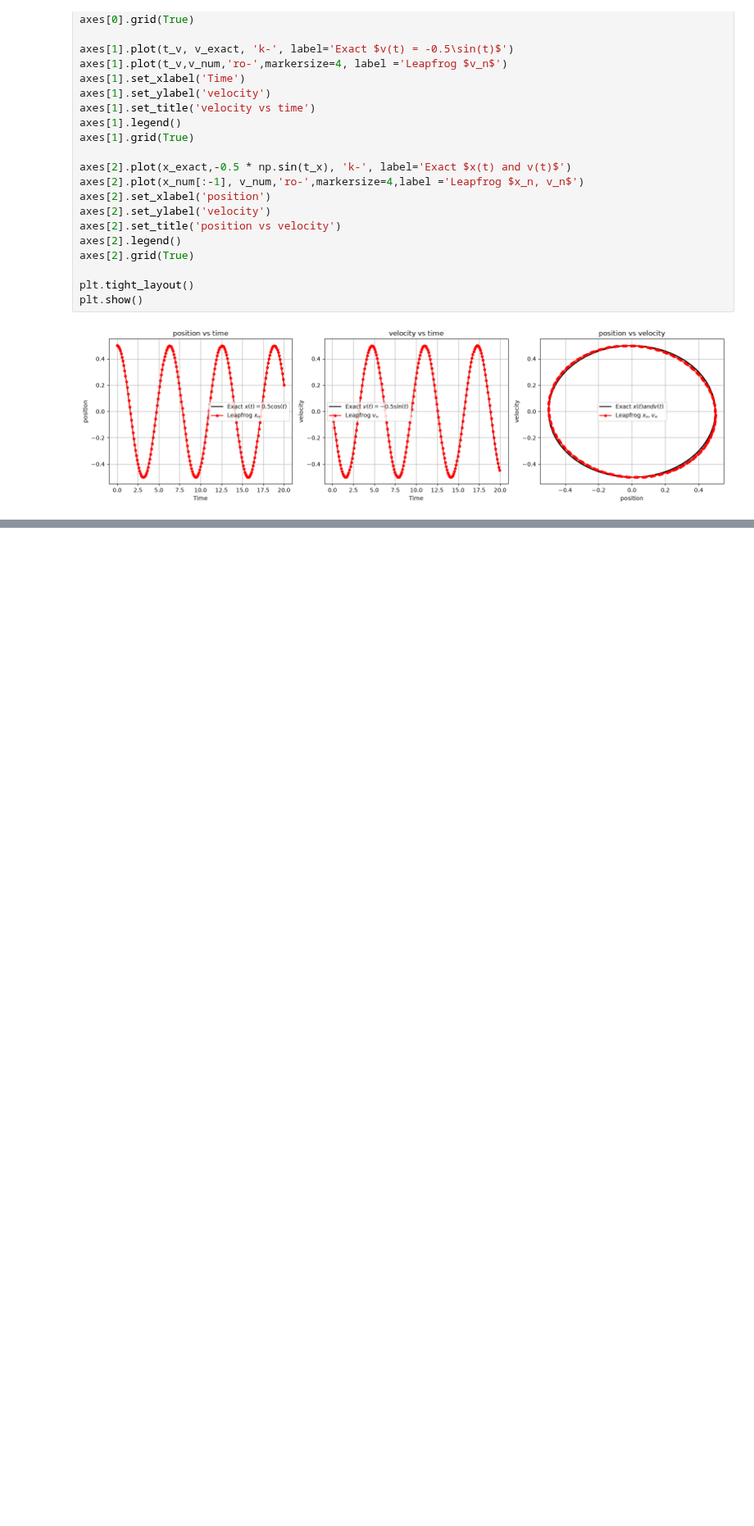
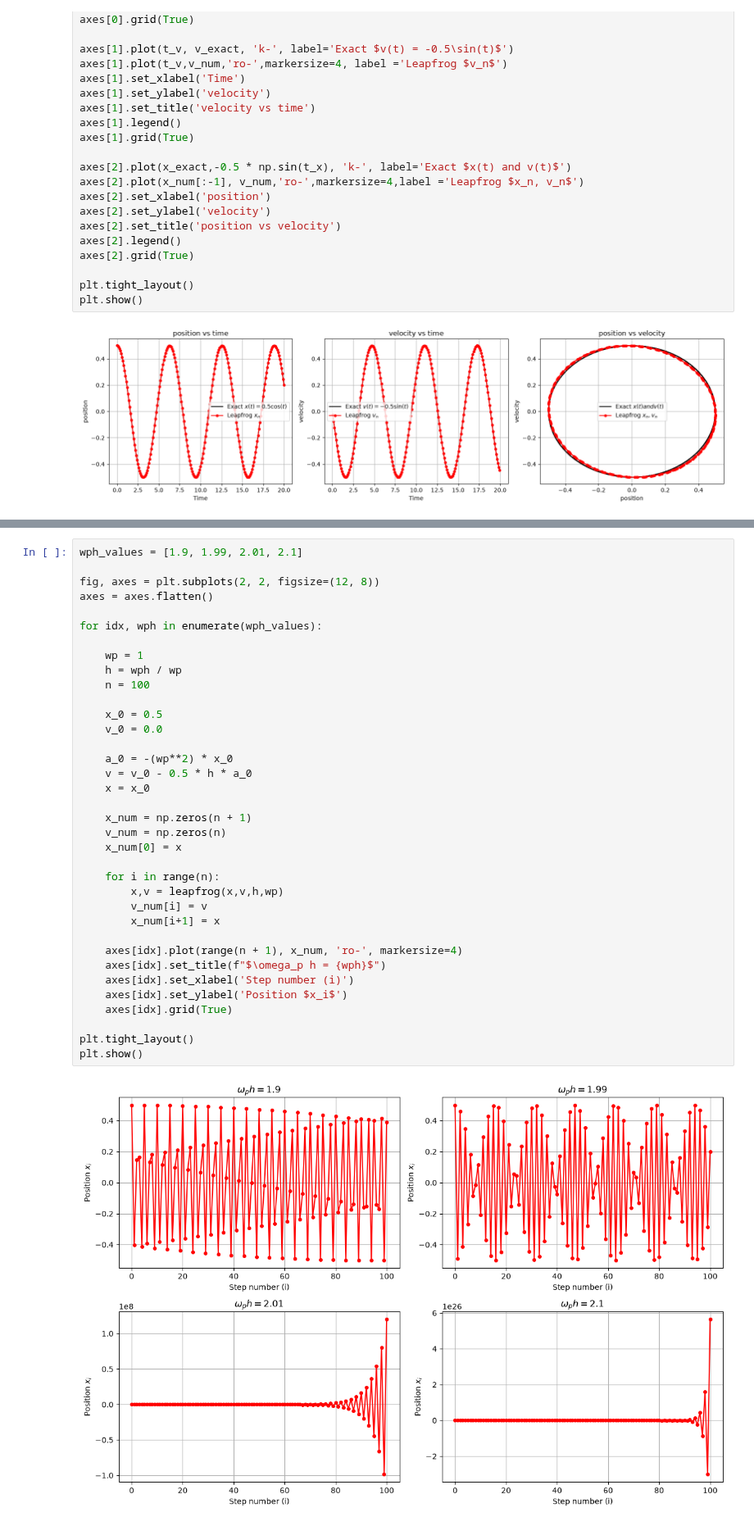
Before and after one commit to Saivighnesh15/AE801_2026, a Jupyter notebook: SC26M018_ODE.ipynb, the cells around one changed output, grey strips where cells are left out. Shown at 82% size. Saved outputs shown, nothing was run; the diff lists cells and outputs as text; blank space fills up the shorter version.

```diff
--- a/SC26M018_ODE.ipynb
+++ b/SC26M018_ODE.ipynb
@@ -144,0 +282,38 @@ plt.show()
+# %%
+wph_values = [1.9, 1.99, 2.01, 2.1]
+
+fig, axes = plt.subplots(2, 2, figsize=(12, 8))
+axes = axes.flatten()
+
+for idx, wph in enumerate(wph_values):
+
+    wp = 1
+    h = wph / wp
+    n = 100
+
+    x_0 = 0.5
+    v_0 = 0.0
+
+    a_0 = -(wp**2) * x_0
+    v = v_0 - 0.5 * h * a_0
+    x = x_0
+
+    x_num = np.zeros(n + 1)
+    v_num = np.zeros(n)
+    x_num[0] = x
+
+    for i in range(n):
+        x,v = leapfrog(x,v,h,wp)
+        v_num[i] = v
+        x_num[i+1] = x
+
+    axes[idx].plot(range(n + 1), x_num, 'ro-', markersize=4)
+    axes[idx].set_title(f"$\omega_p h = {wph}$")
+    axes[idx].set_xlabel('Step number (i)')
+    axes[idx].set_ylabel('Position $x_i$')
+    axes[idx].grid(True)
+
+plt.tight_layout()
+plt.show()
+# %% [output]
+[figure, added]
```
Also changed, not shown: parts of 4 cells of this notebook.
